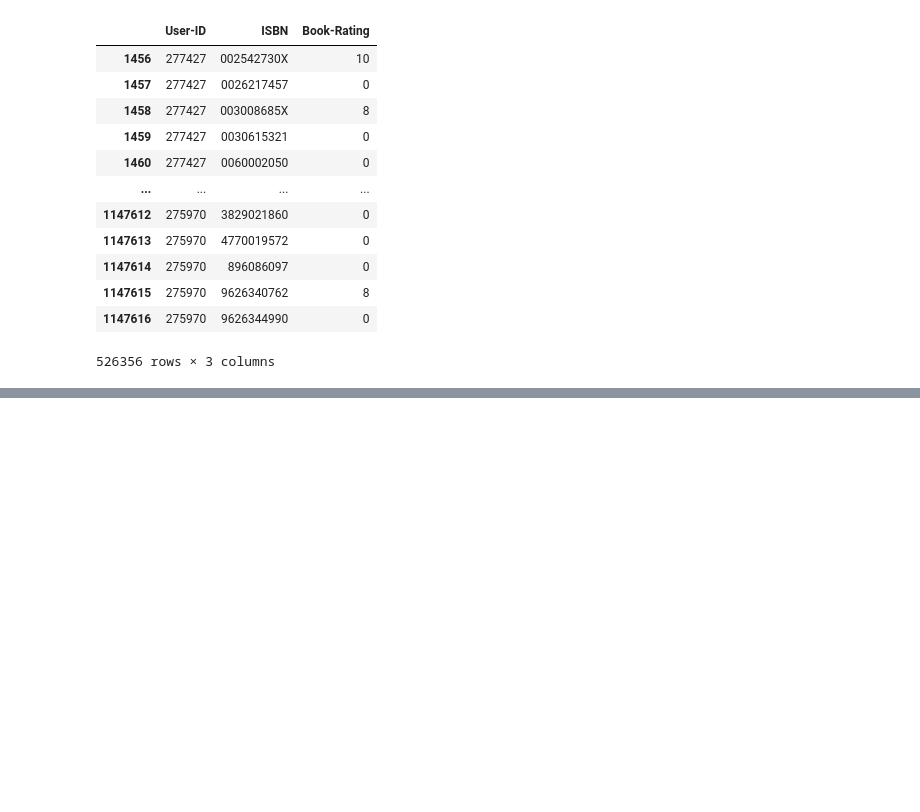
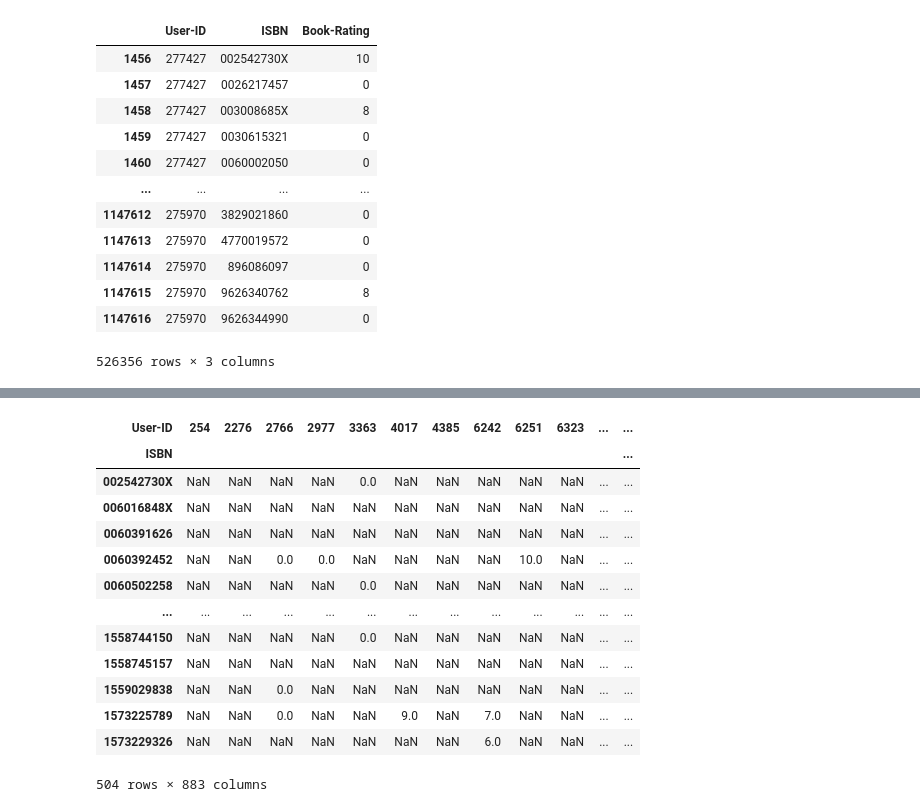
Before and after one commit to 28humaid/book_recomm_system, a Jupyter notebook: colaborativeFiltering_bookRecomm.ipynb, the cells around one changed output, grey strips where cells are left out. Saved outputs shown, nothing was run; the diff lists cells and outputs as text; code cells hidden in the pictures; blank space fills up the shorter version.

Commit message:
pivot table

```diff
--- a/colaborativeFiltering_bookRecomm.ipynb
+++ b/colaborativeFiltering_bookRecomm.ipynb
@@ -101,7 +101,8 @@ Index([   254,   2276,   2766,   2977,   3363,   3757,   4017,   4385,   6242,
        278418],
       dtype='int64', name='User-ID', length=899)
 # %%
-ratings[ratings['User-ID'].isin(relevantUsers)]
+filtered_ratings=ratings[ratings['User-ID'].isin(relevantUsers)]
+filtered_ratings
 # %% [output]
 |  | User-ID | ISBN | Book-Rating |
 | 1456 | 277427 | 002542730X | 10 |
@@ -116,3 +117,10 @@ ratings[ratings['User-ID'].isin(relevantUsers)]
 | 1147615 | 275970 | 9626340762 | 8 |
 | 1147616 | 275970 | 9626344990 | 0 |
 526356 rows × 3 columns
+# %%
+# ab isme se wo books le le
+relevantBooks=filtered_ratings.groupby('ISBN').count()['Book-Rating'] > 50
+#boolean series milegi
+relevantBooks=relevantBooks[relevantBooks].index
+#ab usko as index treat krne k liye nikal le
+relevantBooks
@@ -118,0 +134,3 @@ ratings[ratings['User-ID'].isin(relevantUsers)]
+# %%
+final_ratings=filtered_ratings[filtered_ratings['ISBN'].isin(relevantBooks)]
+final_ratings
@@ -118,0 +151,19 @@ ratings[ratings['User-ID'].isin(relevantUsers)]
+# %%
+#ab isse pivot table bna lo
+pivot_table=final_ratings.pivot(index='ISBN',columns='User-ID',values='Book-Rating')
+pivot_table
+# %% [output]
+| User-ID | 254 | 2276 | 2766 | 2977 | 3363 | 4017 | 4385 | 6242 | 6251 | 6323 | ... | ... |
+| ISBN |  |  |  |  |  |  |  |  |  |  |  | ... |
+| 002542730X | NaN | NaN | NaN | NaN | 0.0 | NaN | NaN | NaN | NaN | NaN | ... | ... |
+| 006016848X | NaN | NaN | NaN | NaN | NaN | NaN | NaN | NaN | NaN | NaN | ... | ... |
+| 0060391626 | NaN | NaN | NaN | NaN | NaN | NaN | NaN | NaN | NaN | NaN | ... | ... |
+| 0060392452 | NaN | NaN | 0.0 | 0.0 | NaN | NaN | NaN | NaN | 10.0 | NaN | ... | ... |
+| 0060502258 | NaN | NaN | NaN | NaN | 0.0 | NaN | NaN | NaN | NaN | NaN | ... | ... |
+| ... | ... | ... | ... | ... | ... | ... | ... | ... | ... | ... | ... | ... |
+| 1558744150 | NaN | NaN | NaN | NaN | 0.0 | NaN | NaN | NaN | NaN | NaN | ... | ... |
+| 1558745157 | NaN | NaN | NaN | NaN | NaN | NaN | NaN | NaN | NaN | NaN | ... | ... |
+| 1559029838 | NaN | NaN | 0.0 | NaN | NaN | NaN | NaN | NaN | NaN | NaN | ... | ... |
+| 1573225789 | NaN | NaN | 0.0 | NaN | NaN | 9.0 | NaN | 7.0 | NaN | NaN | ... | ... |
+| 1573229326 | NaN | NaN | NaN | NaN | NaN | NaN | NaN | 6.0 | NaN | NaN | ... | ... |
+504 rows × 883 columns
```
Also changed, not shown: parts of 3 cells of this notebook.
